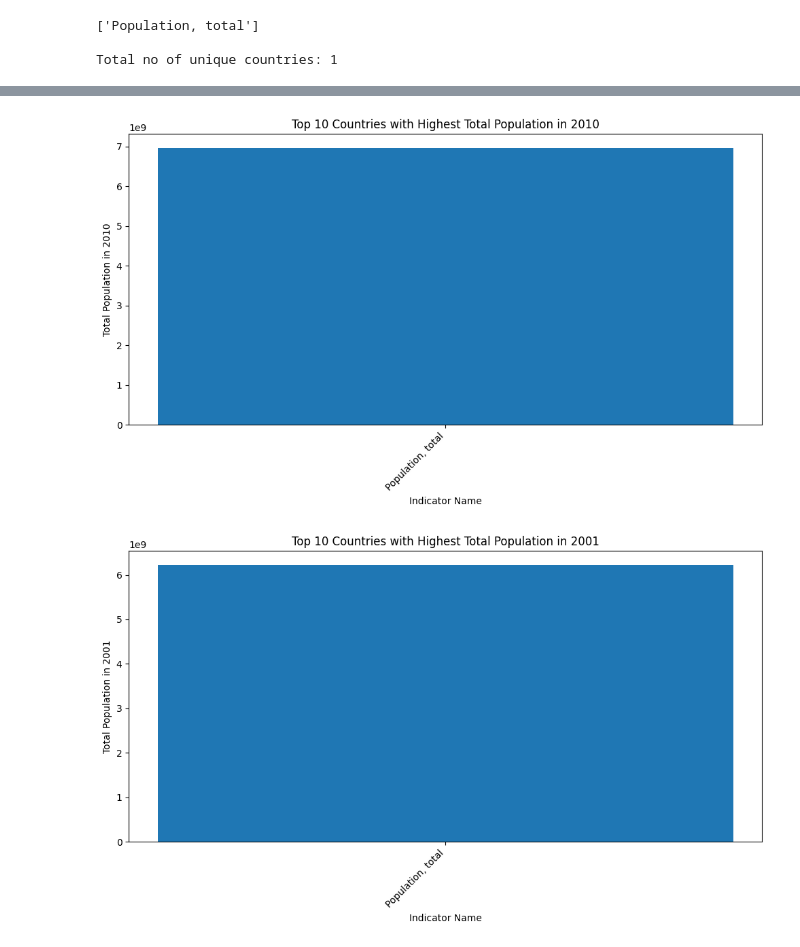
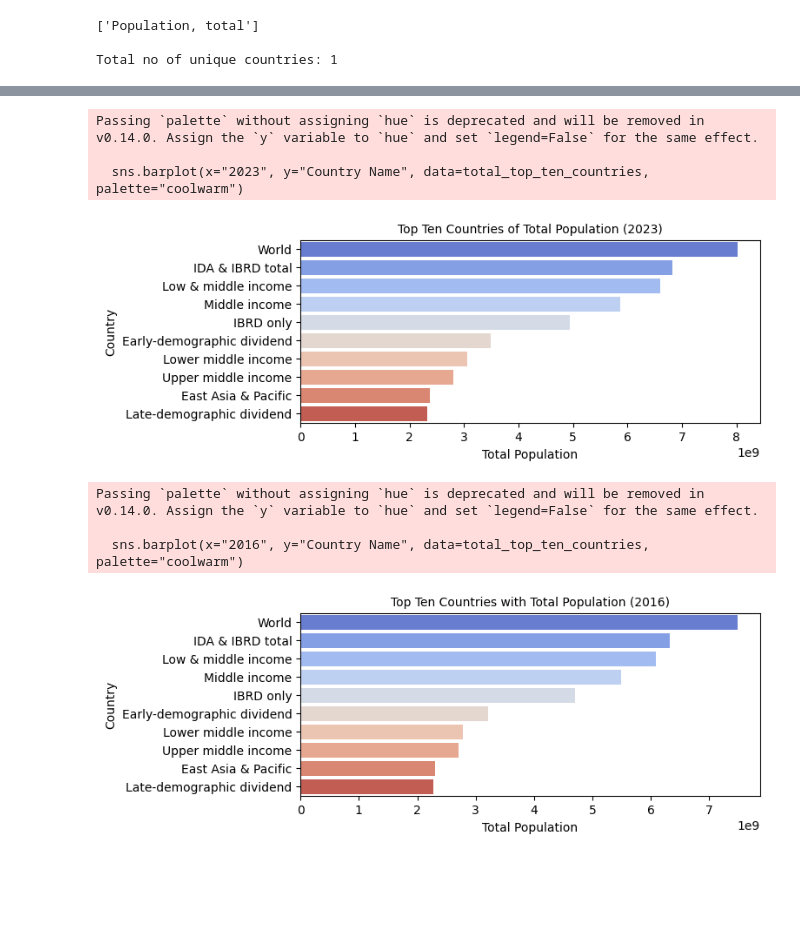
Before and after one commit to Arunsingh0501/skillCraft, a Jupyter notebook: SCT_DS_1.ipynb, the cells around one changed output, grey strips where cells are left out. Saved outputs shown, nothing was run; the diff lists cells and outputs as text; code cells hidden in the pictures; blank space fills up the shorter version.

```diff
--- a/SCT_DS_1.ipynb
+++ b/SCT_DS_1.ipynb
@@ -192,13 +151,13 @@ Index(['Indicator Name', 'Indicator Code', '1960', '1961', '1962', '1963',
 # Filter data for total population
 total_population_data = df[df['Indicator Code'] == 'SP.POP.TOTL']
 
-# Sort data based on the total population for 2022
-total_population_sorted = total_population_data.sort_values(by="2022", ascending=False)
+# Sort data based on the total population for 2023
+total_population_sorted = total_population_data.sort_values(by="2023", ascending=False)
 
-# Get the top ten countries with the highest total population for 2022
+# Get the top ten countries with the highest total population for 2023
 total_top_ten_countries = total_population_sorted.head(10)
 print("Top ten countries of total population\n")
-print(total_top_ten_countries[['Indicator Name']] )
+print(total_top_ten_countries[['Country Name']] )
 # %% [output]
 Top ten countries of total population
 
@@ -240,24 +175,26 @@ plt.show()
-# %%
- # Create the bar plot
-
-plt.figure(figsize=(10, 6))
-plt.bar(total_top_ten_countries['Indicator Name'], total_top_ten_countries['2010'])
-plt.xlabel('Indicator Name')
-plt.ylabel('Total Population in 2010')
-plt.title('Top 10 Countries with Highest Total Population in 2010')
-plt.xticks(rotation=45, ha='right')
-plt.tight_layout()
-plt.show()
-
-
-plt.figure(figsize=(10, 6))
-plt.bar(total_top_ten_countries['Indicator Name'], total_top_ten_countries['2001'])
-plt.xlabel('Indicator Name')
-plt.ylabel('Total Population in 2001')
-plt.title('Top 10 Countries with Highest Total Population in 2001')
-plt.xticks(rotation=45, ha='right')
-plt.tight_layout()
-plt.show()
-# %% [output]
-[figure, removed]
-[figure, removed]
+# %%
+# Create the bar plot
+plt.figure(figsize=(15, 6))
+plt.subplot(2,2,1)
+sns.barplot(x="2023", y="Country Name", data=total_top_ten_countries, palette="coolwarm")
+plt.title("Top Ten Countries of Total Population (2023)",fontsize=10)
+plt.xlabel("Total Population",fontsize=10)
+plt.ylabel("Country",fontsize=10)
+plt.show()
+
+plt.figure(figsize=(15, 6))
+plt.subplot(2,2,2)
+sns.barplot(x="2016", y="Country Name", data=total_top_ten_countries, palette="coolwarm")
+plt.title("Top Ten Countries with Total Population (2016)",fontsize=10)
+plt.xlabel("Total Population",fontsize=10)
+plt.ylabel("Country",fontsize=10)
+plt.show()
+# %% [output]
+Passing `palette` without assigning `hue` is deprecated and will be removed in v0.14.0. Assign the `y` variable to `hue` and set `legend=False` for the same effect.
+
+  sns.barplot(x="2023", y="Country Name", data=total_top_ten_countries, palette="coolwarm")
+[figure, added]
+Passing `palette` without assigning `hue` is deprecated and will be removed in v0.14.0. Assign the `y` variable to `hue` and set `legend=False` for the same effect.
+
+  sns.barplot(x="2016", y="Country Name", data=total_top_ten_countries, palette="coolwarm")
+[figure, added]
```
Also changed, not shown: parts of 30 cells of this notebook.
